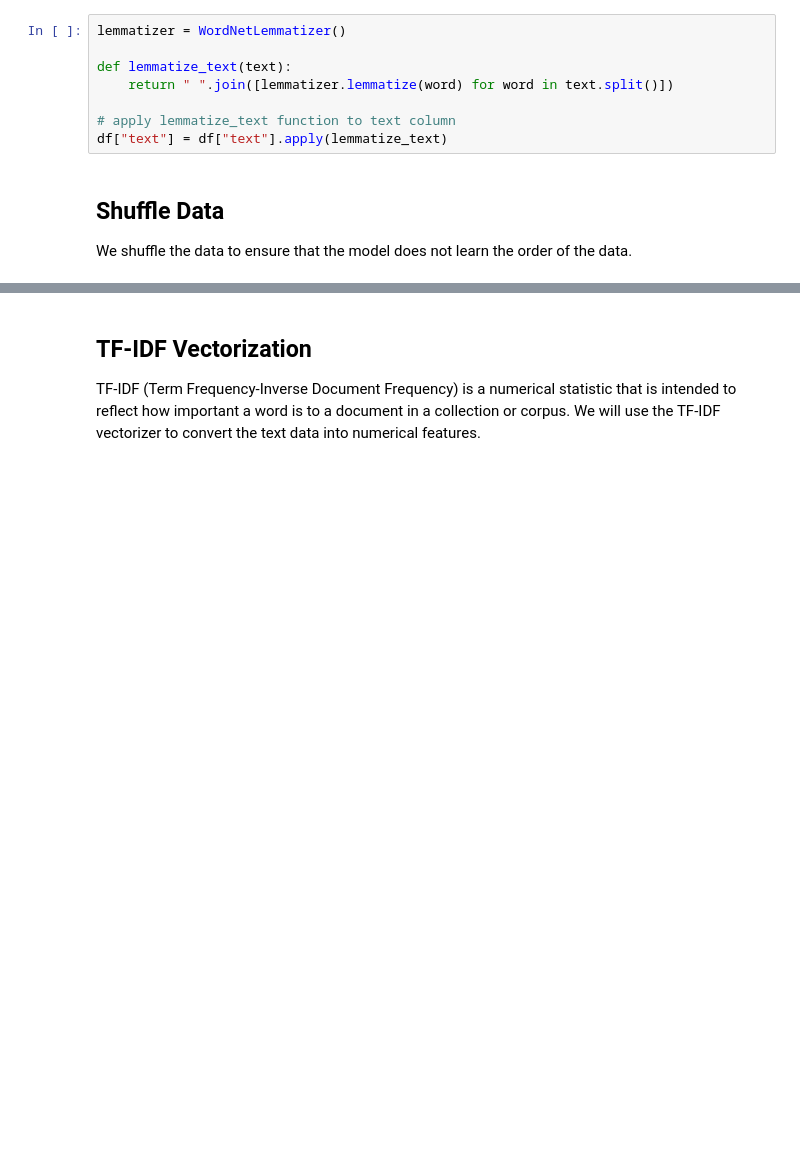
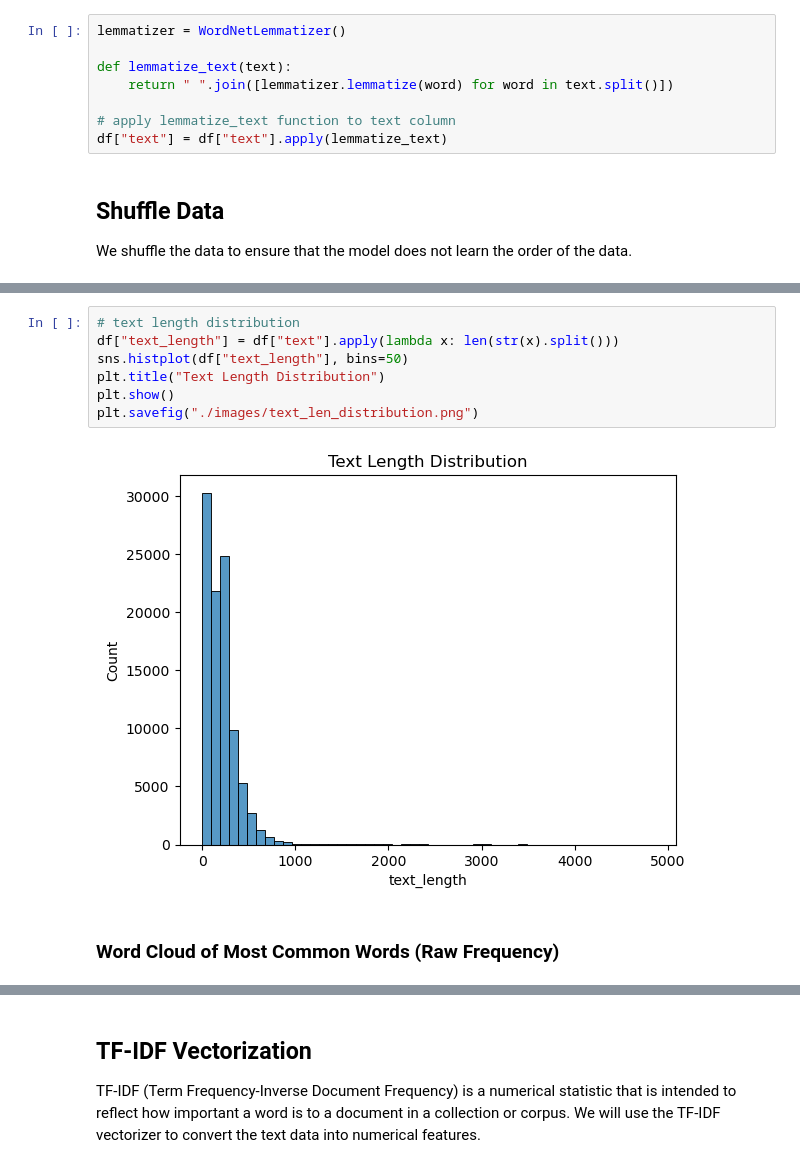
Before and after one commit to oblomovite/fake_news_classifier, a Jupyter notebook: index.ipynb, the cells around one changed output, grey strips where cells are left out. Cells and saved outputs as stored; diff of their text form; blank space fills up the shorter version.

```diff
--- a/index.ipynb
+++ b/index.ipynb
@@ -306,0 +351,11 @@ df_final = df.sample(frac=1, random_state=42).reset_index(drop=True)
+# %%
+# text length distribution
+df["text_length"] = df["text"].apply(lambda x: len(str(x).split()))
+sns.histplot(df["text_length"], bins=50)
+plt.title("Text Length Distribution")
+plt.show()
+plt.savefig("./images/text_len_distribution.png")
+# %% [output]
+[figure, added]
+# %% [markdown]
+### Word Cloud of Most Common Words (Raw Frequency)
```
Also changed, not shown: parts of 32 cells of this notebook.
